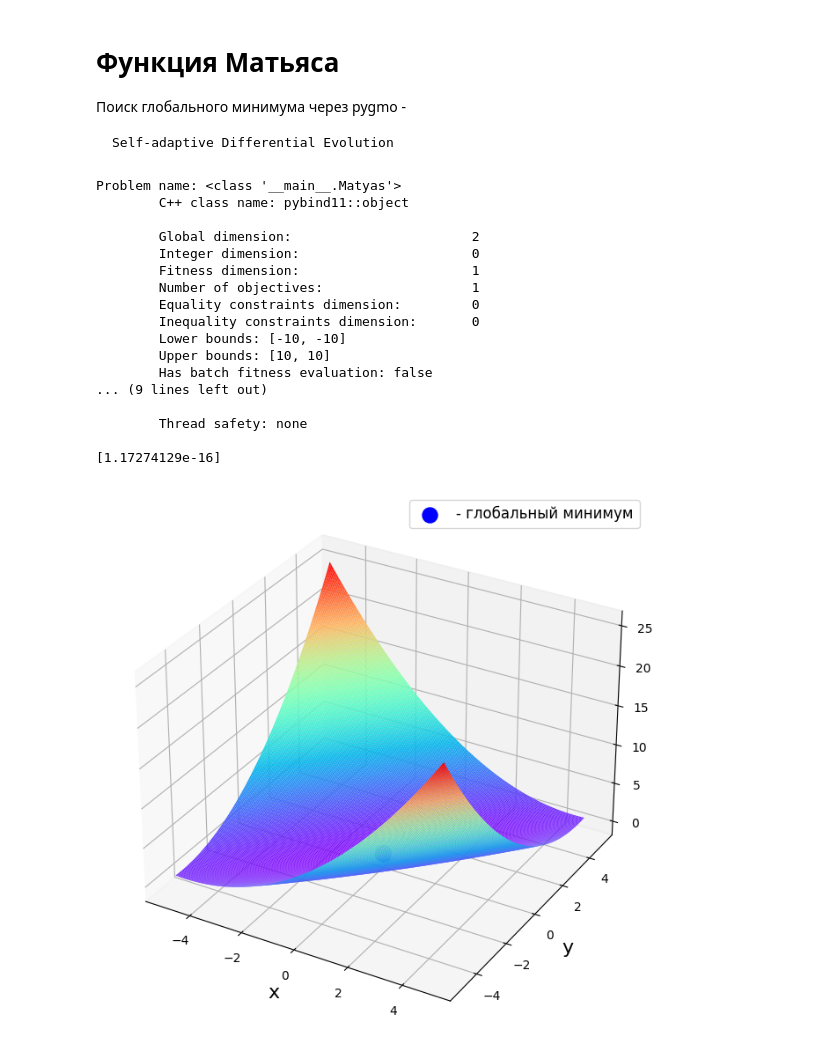
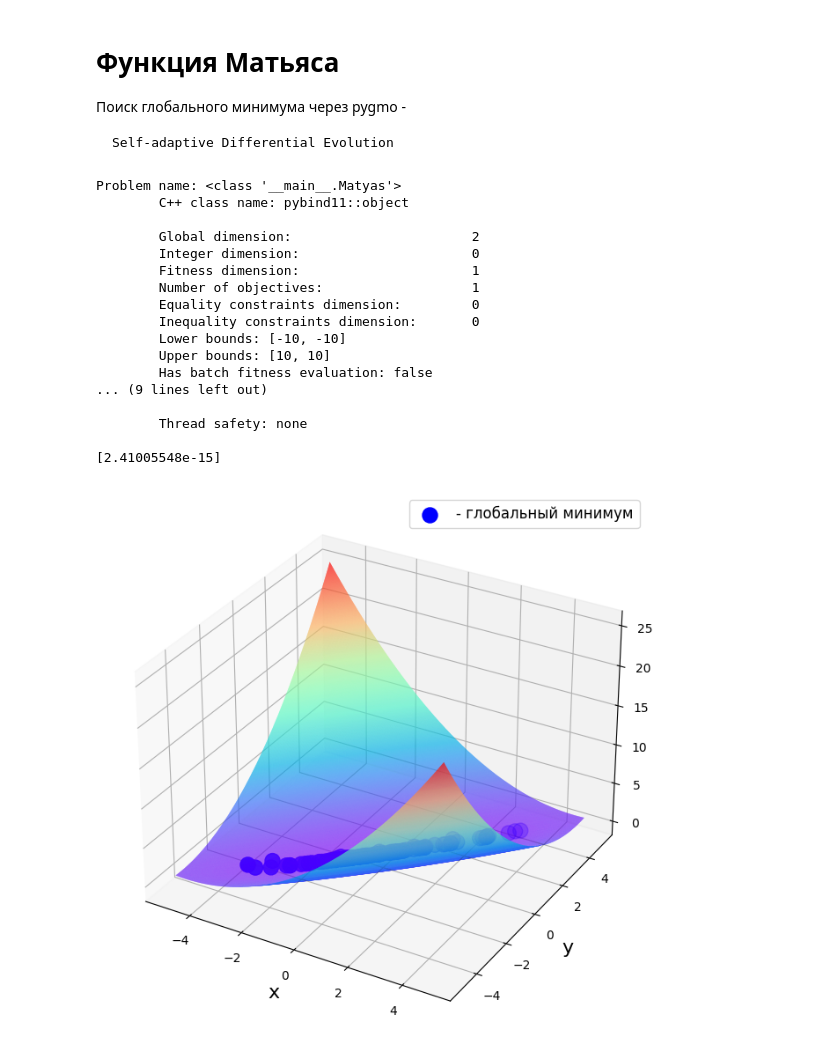
Before and after one commit to EugIva/ProzorovEI109m_labsML, a Jupyter notebook: ML_labs/1_semestr/1lab_2/ProzorovEI109_ML_1sem_2lab.ipynb, the cells around one changed output. Cells and saved outputs as stored; diff of their text form; code cells hidden in the pictures.

```diff
--- a/ML_labs/1_semestr/1lab_2/ProzorovEI109_ML_1sem_2lab.ipynb
+++ b/ML_labs/1_semestr/1lab_2/ProzorovEI109_ML_1sem_2lab.ipynb
@@ -140,6 +160,7 @@ print(prob)
 pop = pg.population(prob, 1000)
 pop = algo.evolve(pop)
 print(pop.champion_f)
+MatSDE = pop.champion_f
 # %% [output]
 Problem name: <class '__main__.Matyas'>
         C++ class name: pybind11::object
@@ -157,26 +178,26 @@ Problem name: <class '__main__.Matyas'>
 
         Thread safety: none
 
-[1.17274129e-16]
+[2.41005548e-15]
 # %%
 #Points function graph
-xDraw = np.linspace(-5, 5, num=200)
-yDraw = np.linspace(-5, 5, num=200)
+xDraw = np.linspace(-5, 5, num=1000)
+yDraw = np.linspace(-5, 5, num=1000)
 X, Y = np.meshgrid(xDraw, yDraw)
 Z = matyas(X, Y)
 
 #Global minimum graph
 fig = plt.figure(figsize=(12,8))
 axes1 = fig.add_subplot(projection = '3d')
 axes1.plot_surface(X, Y, Z, rstride=1, cstride=1, cmap='rainbow', linewidth=1, antialiased=True)
 axes1.set_xlabel('x', fontsize=16)
 axes1.set_ylabel('y', fontsize=16)
 axes1.set_zlabel('z', fontsize=16)
 x = pop.get_x()[:,0]
 y = pop.get_x()[:,0]
 z = pop.get_f()[:,0]
 axes1.scatter3D(x, y, z, s=150, c='b', label ='- глобальный минимум')
 axes1.legend(fontsize=12)
 plt.show()
 # %% [output]
-[figure, old version]
+[figure, new version]
```
Also changed, not shown: parts of 31 cells of this notebook.
